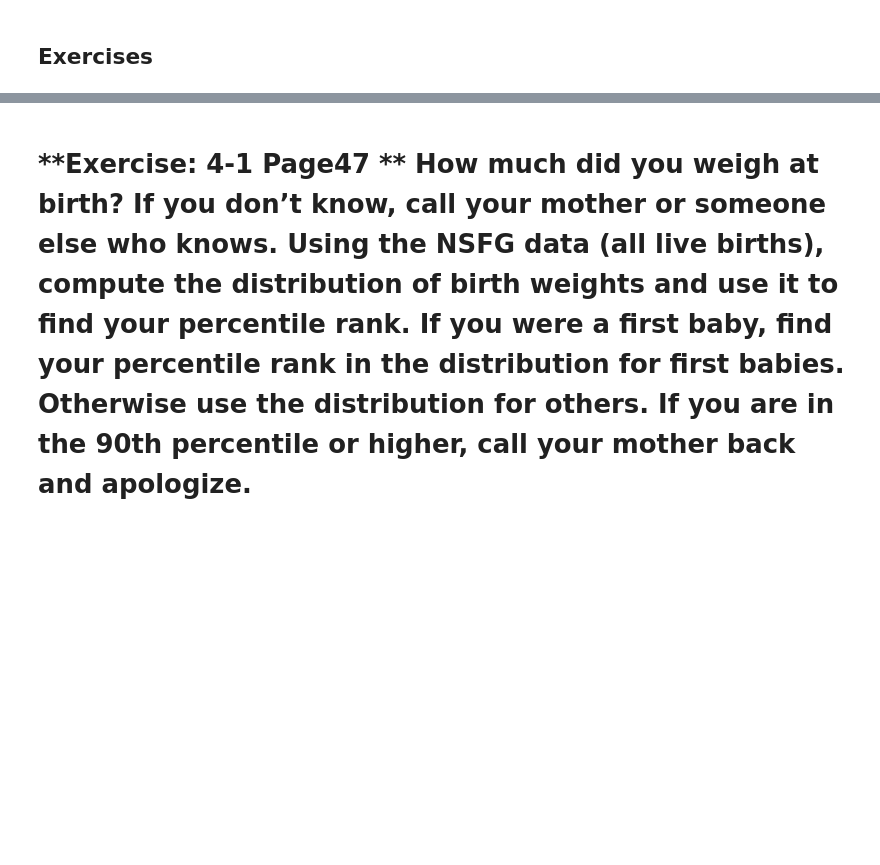
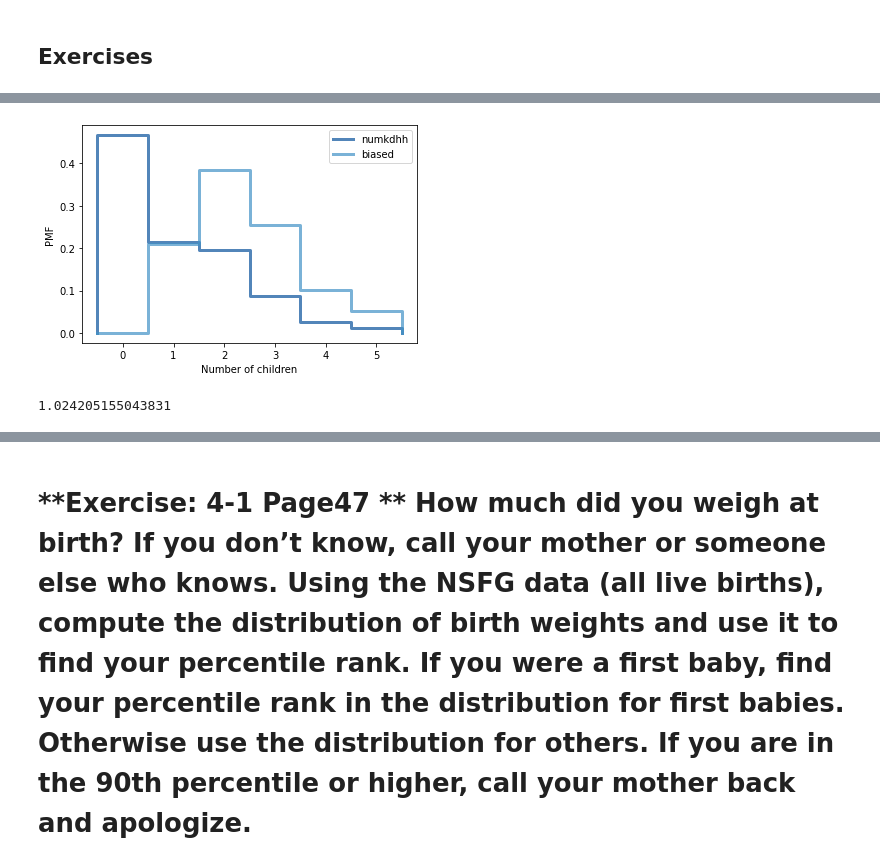
Before and after one commit to RGunasekaran21249030/DS530-RGunasekaran, a Jupyter notebook: Assignment_4.2_RagunathGunasekaran.ipynb, the cells around one changed output, grey strips where cells are left out. Cells and saved outputs as stored; diff of their text form; code cells hidden in the pictures; blank space fills up the shorter version.

```diff
--- a/Assignment_4.2_RagunathGunasekaran.ipynb
+++ b/Assignment_4.2_RagunathGunasekaran.ipynb
@@ -254,10 +321,10 @@ Now compute the biased distribution we would see if we surveyed the children and
 Plot the actual and biased distributions, and compute their means.
 # %%
 #Acutal and Biased Distribution
-resp = nsfg.ReadFemResp()
+response = nsfg.ReadFemResp()
 # %%
 #assigning the label numkdhh
-pmf = thinkstats2.Pmf(resp.numkdhh, label='numkdhh')
+pmf = thinkstats2.Pmf(response.numkdhh, label='numkdhh')
 # %%
 # using config to map both x and y axis as Childeren count and PMF
 thinkplot.Pmf(pmf)
@@ -267,4 +336,6 @@ biased = BiasPmf(pmf, label='biased')
 # %%
 thinkplot.PrePlot(2)
 thinkplot.Pmfs([pmf, biased])
-thinkplot.Config(xlabel='Count of Children children', ylabel='PMF')
+thinkplot.Config(xlabel='Number of children', ylabel='PMF')
+# %% [output]
+[figure, added]
@@ -271,6 +344,8 @@ thinkplot.Config(xlabel='Count of Children children', ylabel='PMF')
 # %%
 # Get the Mean Value of the PMF Variable
 pmf.Mean()
+# %% [output]
+1.024205155043831
 # %%
 # Get the Mean Value of the biased Variable
 biased.Mean()
```
Also changed, not shown: parts of 69 cells of this notebook.
